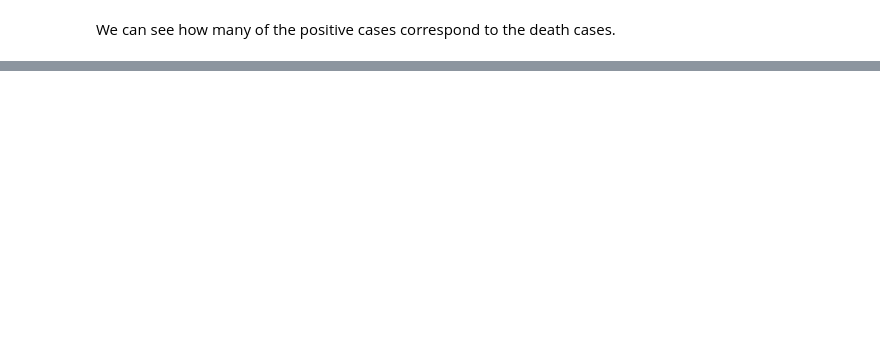
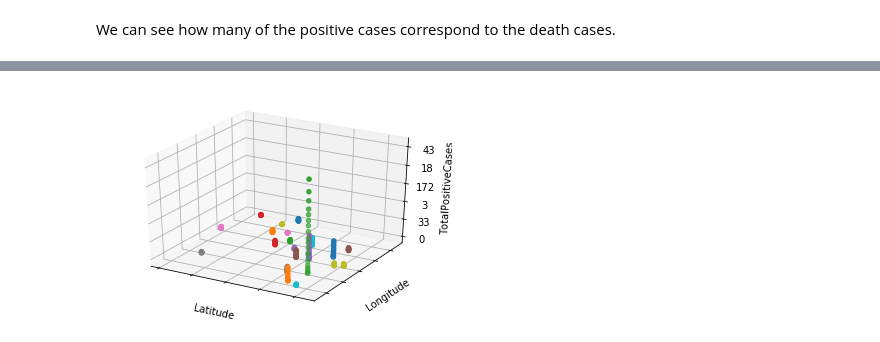
Before and after one commit to rootstrap/coronavirus-analysis, a Jupyter notebook: italy.ipynb, the cells around one changed output, grey strips where cells are left out. Drawn from its saved outputs; the diff is of its cells as text; code cells hidden in the pictures; blank space fills up the shorter version.

```diff
--- a/italy.ipynb
+++ b/italy.ipynb
@@ -78,0 +83,37 @@ plt.show()
+# %%
+def create_3d_scatter(df, col_1, col_2, col_3, cluster_column, num_clusters, title, colors, z_labels):
+
+    fig = plt.figure()
+    ax = fig.add_subplot(111, projection='3d')
+    ax.set_title('')
+    ax.set_xlabel('Latitude')
+    ax.set_ylabel('Longitude')
+    ax.set_zlabel('TotalPositiveCases', rotation=90)
+    ax.set_xticklabels([])
+    ax.set_yticklabels([])
+    ax.set_zticklabels(total_positive_cases, total_positive_cases)
+    axs = []
+
+    for i in df[cluster_column].unique():
+        d = df[df[cluster_column]==i]
+        axs.append(ax.scatter(d[col_1], d[col_2], d[col_3], cmap=colors[i]))
+
+    ax.set_xticklabels([])
+    ax.set_yticklabels([])
+    ax.set_zticklabels(z_labels, z_labels)
+    plt.show()
+# %%
+total_positive_cases = list(df_italy['TotalPositiveCases'].unique())
+colors = plt.cm.Spectral(np.linspace(0, 1, len(total_positive_cases)))
+colors = dict(zip(total_positive_cases,colors))
+df_aux = pd.DataFrame()
+for d in df_italy['Date'].unique():
+    clear_output(wait=True)
+    df_aux = df_aux.append(df_italy[df_italy['Date']==d])
+    df_aux = df_aux[df_aux['TotalPositiveCases']>0]
+    create_3d_scatter(df_aux,'Latitude', 'Longitude', 'TotalPositiveCases',
+                      'RegionCode',len(df_aux['RegionCode'].unique()), '', colors, total_positive_cases)
+
+    time.sleep(0.5)
+# %% [output]
+[figure, added]
```
Also changed, not shown: parts of 4 cells of this notebook, 6 other files.
